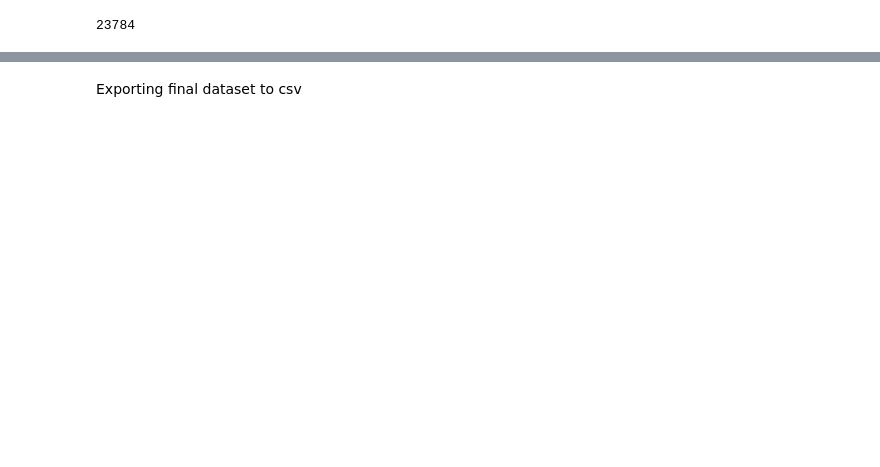
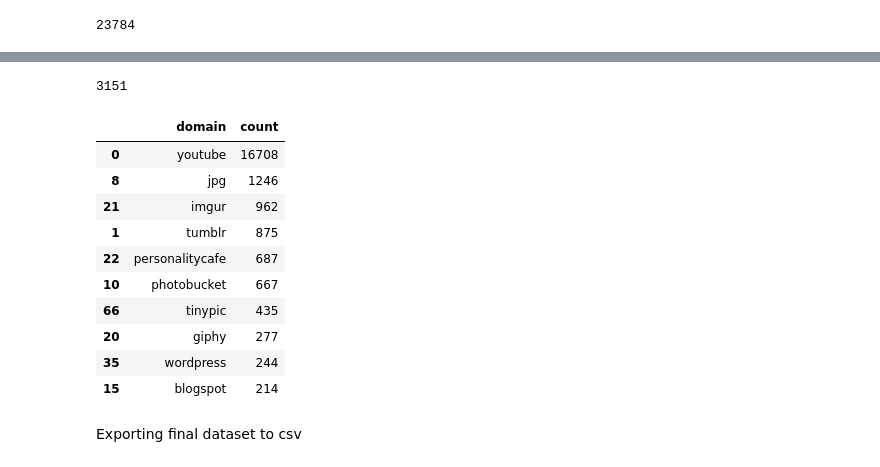
Before and after one commit to esharma3/myers-briggs-personality-prediction, a Jupyter notebook: individual work/kat.ipynb, the cells around one changed output, grey strips where cells are left out. Drawn from its saved outputs; the diff is of its cells as text; code cells hidden in the pictures; blank space fills up the shorter version.

```diff
--- a/individual work/kat.ipynb
+++ b/individual work/kat.ipynb
@@ -139,2 +148,32 @@ mbti_post['char_count'].hist()
+# %%
+unique_domains = {}
+for post in mbti_post['post']:
+    if 'http' in post:
+        for s in post.split():
+            if 'http' in s:
+                s1 = s.split('.com')[0].split('//')[-1]
+                s2 = s1[s1.rfind('.')+1:]
+                if s2 not in unique_domains:
+                    unique_domains[s2] = 1
+                else:
+                    unique_domains[s2] += 1
+domains = pd.DataFrame(unique_domains.items(), columns=['domain', 'count']).sort_values('count', ascending=False)
+len(domains)
+# %% [output]
+3151
+# %%
+domains.head(10)
+# %% [output]
+|  | domain | count |
+| 0 | youtube | 16708 |
+| 8 | jpg | 1246 |
+| 21 | imgur | 962 |
+| 1 | tumblr | 875 |
+| 22 | personalitycafe | 687 |
+| 10 | photobucket | 667 |
+| 66 | tinypic | 435 |
+| 20 | giphy | 277 |
+| 35 | wordpress | 244 |
+| 15 | blogspot | 214 |
 # %% [markdown]
 Exporting final dataset to csv
```
Also changed, not shown: parts of 34 cells of this notebook.
